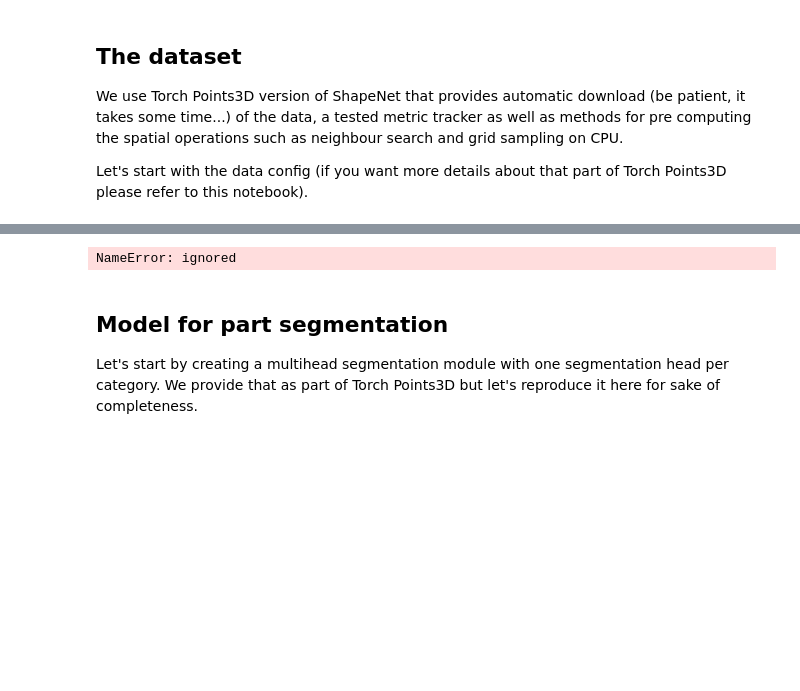
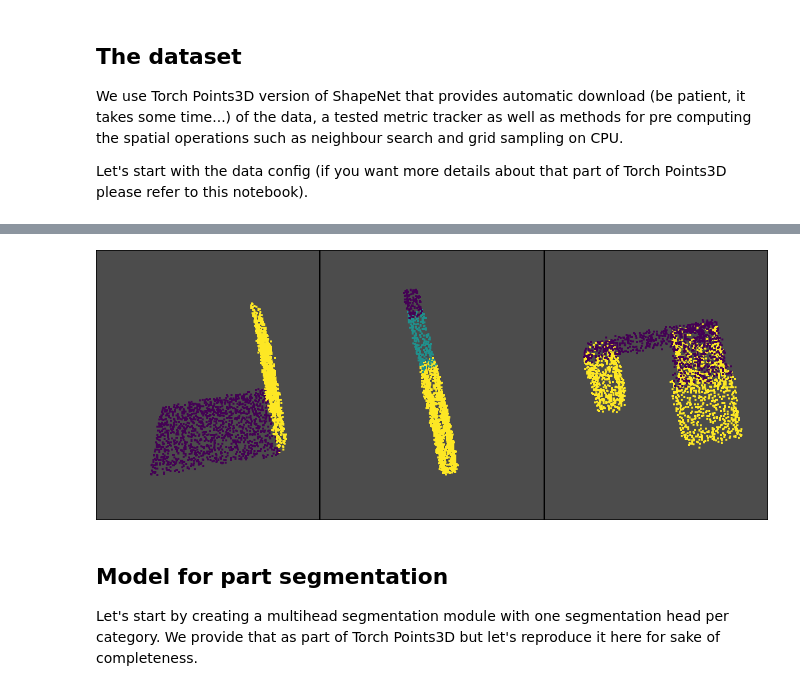
Before and after one commit to torch-points3d/torch-points3d, a Jupyter notebook: notebooks/PartSegmentationKPConv.ipynb, the cells around one changed output, grey strips where cells are left out. Saved outputs shown, nothing was run; the diff lists cells and outputs as text; code cells hidden in the pictures; blank space fills up the shorter version.

```diff
--- a/notebooks/PartSegmentationKPConv.ipynb
+++ b/notebooks/PartSegmentationKPConv.ipynb
@@ -122,22 +106,22 @@ Size of val_dataset = 0
 Batch size = None
 # %%
 #@title Plot samples with part annotations { run: "auto" }
-objectid_1 = 1 #@param {type:"integer"}
-objectid_2 = 2 #@param {type:"integer"}
-objectid_3 = 3 #@param {type:"integer"}
+objectid_1 = 9 #@param {type:"slider", min:0, max:100, step:1}
+objectid_2 = 82 #@param {type:"slider", min:0, max:100, step:1}
+objectid_3 = 95 #@param {type:"slider", min:0, max:100, step:1}
 
 samples = [objectid_1,objectid_2,objectid_3]
 p = pv.Plotter(notebook=True,shape=(1, len(samples)),window_size=[1024,412])
 for i in range(len(samples)):
     p.subplot(0, i)
     sample = dataset.train_dataset[samples[i]]
     point_cloud = pv.PolyData(sample.pos.numpy())
     point_cloud['y'] = sample.y.numpy()
     p.add_points(point_cloud,  show_scalar_bar=False, point_size=3)
     p.camera_position = [-1,5, -10]
 p.show()
 # %% [output]
-NameError: ignored
+[figure, added]
 # %% [markdown]
 ## Model for part segmentation
 Let's start by creating a multihead segmentation module with one segmentation head per category. We provide that as part of Torch Points3D but let's reproduce it here for sake of completeness.
```
Also changed, not shown: parts of 11 cells of this notebook.
